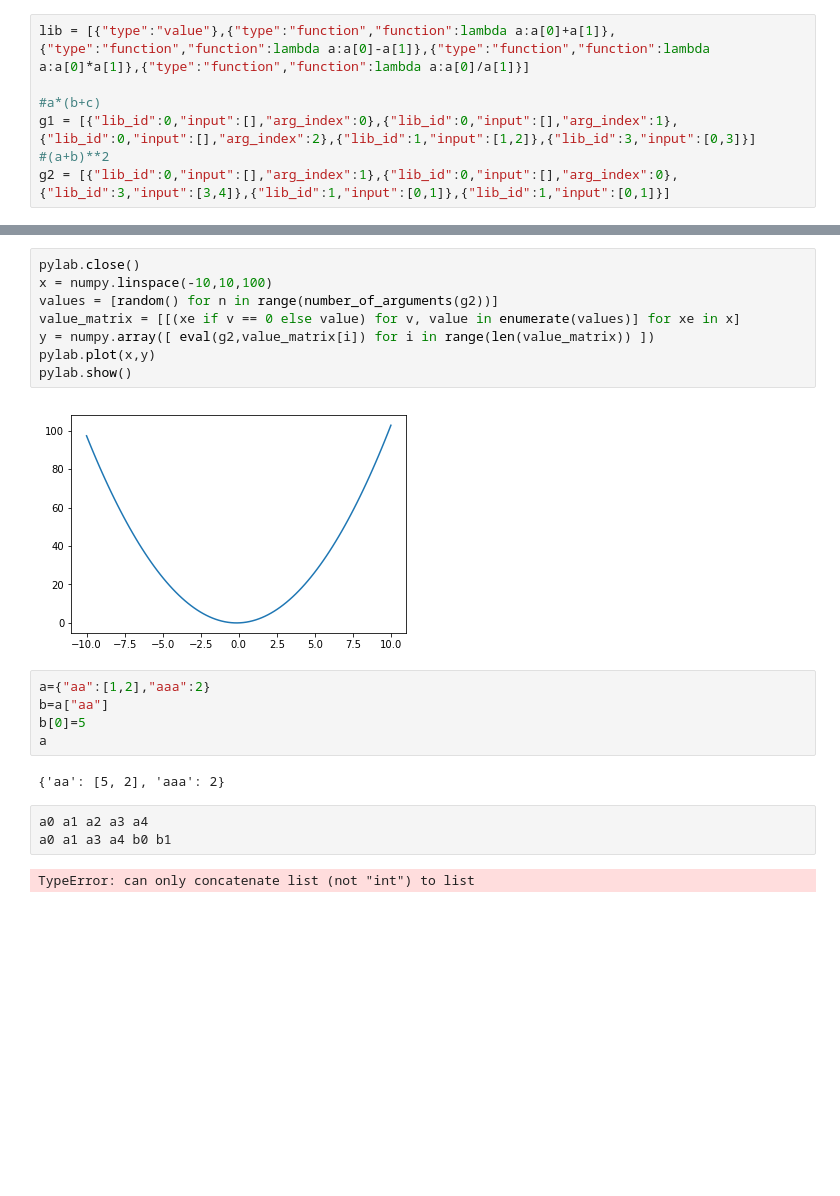
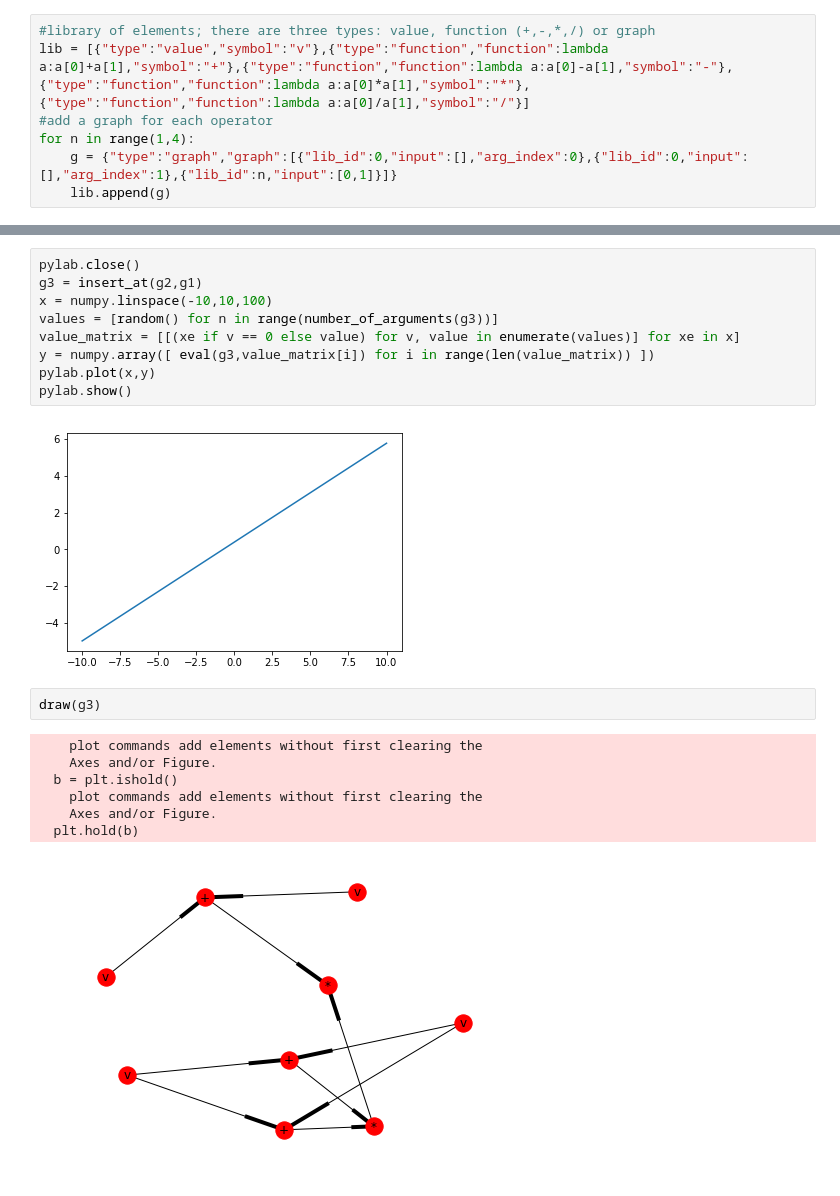
Before and after one commit to Xenophyte/Long-Term-Memory-AI, a Jupyter notebook: function nesting.ipynb, the cells around one changed output, grey strips where cells are left out. Drawn from its saved outputs; the diff is of its cells as text; blank space fills up the shorter version.

Commit message:
drawing graphs, error function

```diff
--- a/function nesting.ipynb
+++ b/function nesting.ipynb
@@ -6,8 +9,8 @@ from copy import deepcopy
 # %%
-lib = [{"type":"value"},{"type":"function","function":lambda a:a[0]+a[1]},{"type":"function","function":lambda a:a[0]-a[1]},{"type":"function","function":lambda a:a[0]*a[1]},{"type":"function","function":lambda a:a[0]/a[1]}]
-
-#a*(b+c)
-g1 = [{"lib_id":0,"input":[],"arg_index":0},{"lib_id":0,"input":[],"arg_index":1},{"lib_id":0,"input":[],"arg_index":2},{"lib_id":1,"input":[1,2]},{"lib_id":3,"input":[0,3]}]
-#(a+b)**2
-g2 = [{"lib_id":0,"input":[],"arg_index":1},{"lib_id":0,"input":[],"arg_index":0},{"lib_id":3,"input":[3,4]},{"lib_id":1,"input":[0,1]},{"lib_id":1,"input":[0,1]}]
+#library of elements; there are three types: value, function (+,-,*,/) or graph
+lib = [{"type":"value","symbol":"v"},{"type":"function","function":lambda a:a[0]+a[1],"symbol":"+"},{"type":"function","function":lambda a:a[0]-a[1],"symbol":"-"},{"type":"function","function":lambda a:a[0]*a[1],"symbol":"*"},{"type":"function","function":lambda a:a[0]/a[1],"symbol":"/"}]
+#add a graph for each operator
+for n in range(1,4):
+    g = {"type":"graph","graph":[{"lib_id":0,"input":[],"arg_index":0},{"lib_id":0,"input":[],"arg_index":1},{"lib_id":n,"input":[0,1]}]}
+    lib.append(g)
 # %%
@@ -97,22 +137,21 @@ def insert_at(donor_graph,recipient_graph,site=-1):
 # %%
 pylab.close()
+g3 = insert_at(g2,g1)
 x = numpy.linspace(-10,10,100)
-values = [random() for n in range(number_of_arguments(g2))]
+values = [random() for n in range(number_of_arguments(g3))]
 value_matrix = [[(xe if v == 0 else value) for v, value in enumerate(values)] for xe in x]
-y = numpy.array([ eval(g2,value_matrix[i]) for i in range(len(value_matrix)) ])
+y = numpy.array([ eval(g3,value_matrix[i]) for i in range(len(value_matrix)) ])
 pylab.plot(x,y)
 pylab.show()
 # %% [output]
-[figure, old version]
+[figure, new version]
-# %%
-a={"aa":[1,2],"aaa":2}
-b=a["aa"]
-b[0]=5
-a
-# %% [output]
-{'aa': [5, 2], 'aaa': 2}
-# %%
-a0 a1 a2 a3 a4
-a0 a1 a3 a4 b0 b1
-# %% [output]
-TypeError: can only concatenate list (not "int") to list
+# %%
+draw(g3)
+# %% [output]
+    plot commands add elements without first clearing the
+    Axes and/or Figure.
+  b = plt.ishold()
+    plot commands add elements without first clearing the
+    Axes and/or Figure.
+  plt.hold(b)
+[figure, added]
```
Also changed, not shown: parts of 3 cells of this notebook, 1 other file.
